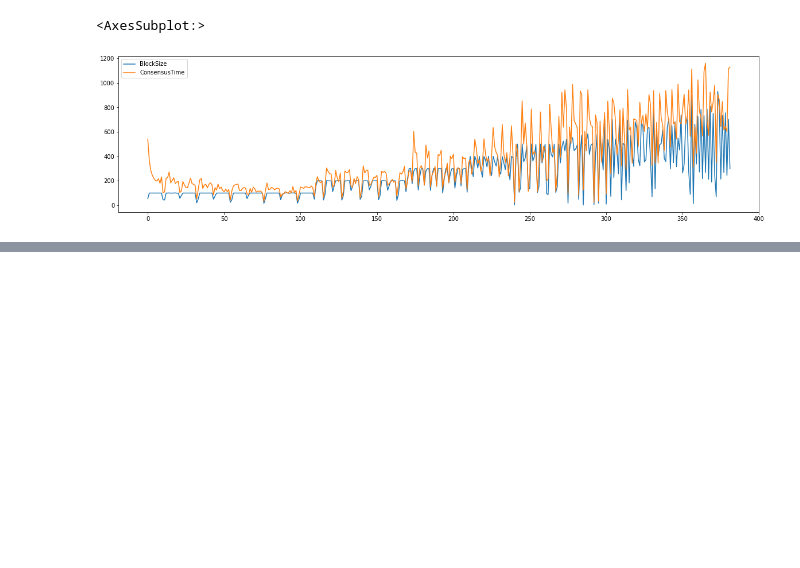
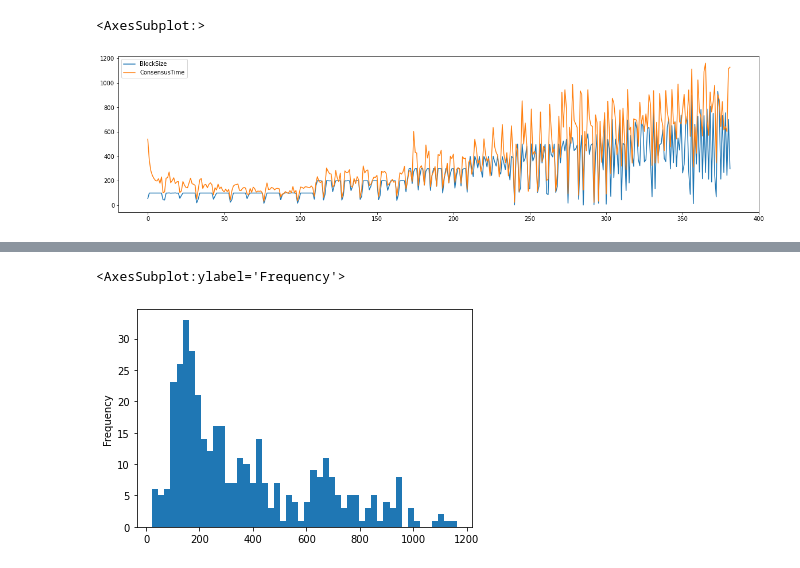
Before and after one commit to CaixiangFan/besu-benchmark, a Jupyter notebook: src/log_analysis.ipynb, the cells around one changed output, grey strips where cells are left out. Drawn from its saved outputs; the diff is of its cells as text; code cells hidden in the pictures; blank space fills up the shorter version.

```diff
--- a/src/log_analysis.ipynb
+++ b/src/log_analysis.ipynb
@@ -592,0 +587,5 @@ df.reset_index()[['BlockSize', 'ConsensusTime']].plot(figsize=(20, 5))
+# %%
+df_calculated_4nodes.ConsensusTime.plot.hist(bins=50)
+# %% [output]
+<AxesSubplot:ylabel='Frequency'>
+[figure, added]
```
Also changed, not shown: parts of 4 cells of this notebook, 1 other file.
